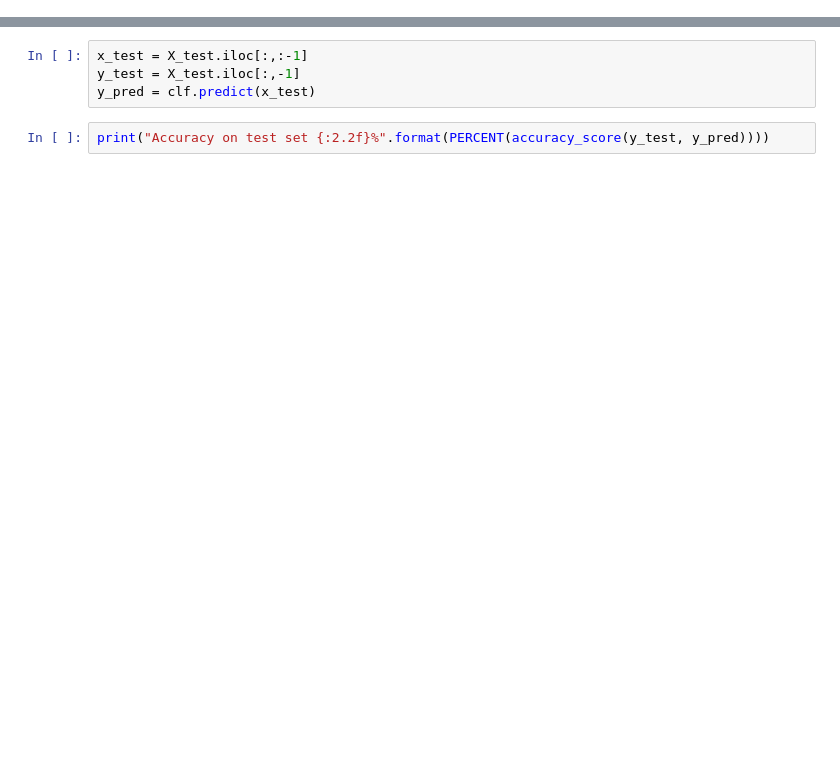
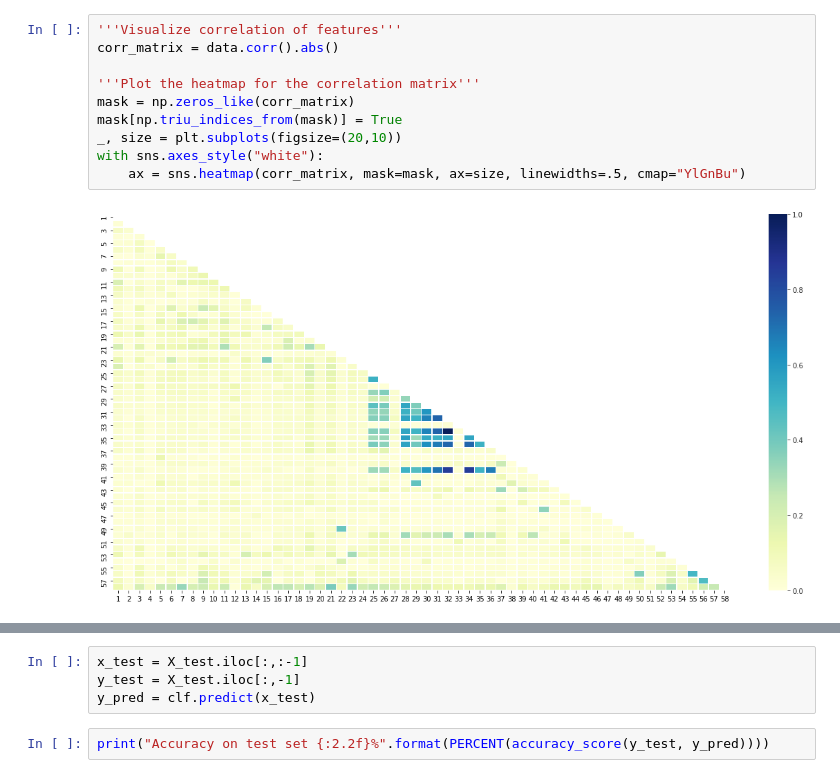
Before and after one commit to Prabhjot2094/SpamEvaluation, a Jupyter notebook: Spam Classifier.ipynb, the cells around one changed output, grey strips where cells are left out. Drawn from its saved outputs; the diff is of its cells as text; blank space fills up the shorter version.

Commit message:
Graph added to notebook, Gitignore added

```diff
--- a/Spam Classifier.ipynb
+++ b/Spam Classifier.ipynb
@@ -28,2 +50,14 @@ data.head()
+# %%
+'''Visualize correlation of features'''
+corr_matrix = data.corr().abs()
+
+'''Plot the heatmap for the correlation matrix'''
+mask = np.zeros_like(corr_matrix)
+mask[np.triu_indices_from(mask)] = True
+_, size = plt.subplots(figsize=(20,10))
+with sns.axes_style("white"):
+    ax = sns.heatmap(corr_matrix, mask=mask, ax=size, linewidths=.5, cmap="YlGnBu")
+# %% [output]
+[figure, added]
 # %%
 '''
```
Also changed, not shown: parts of 8 cells of this notebook, 1 other file.
